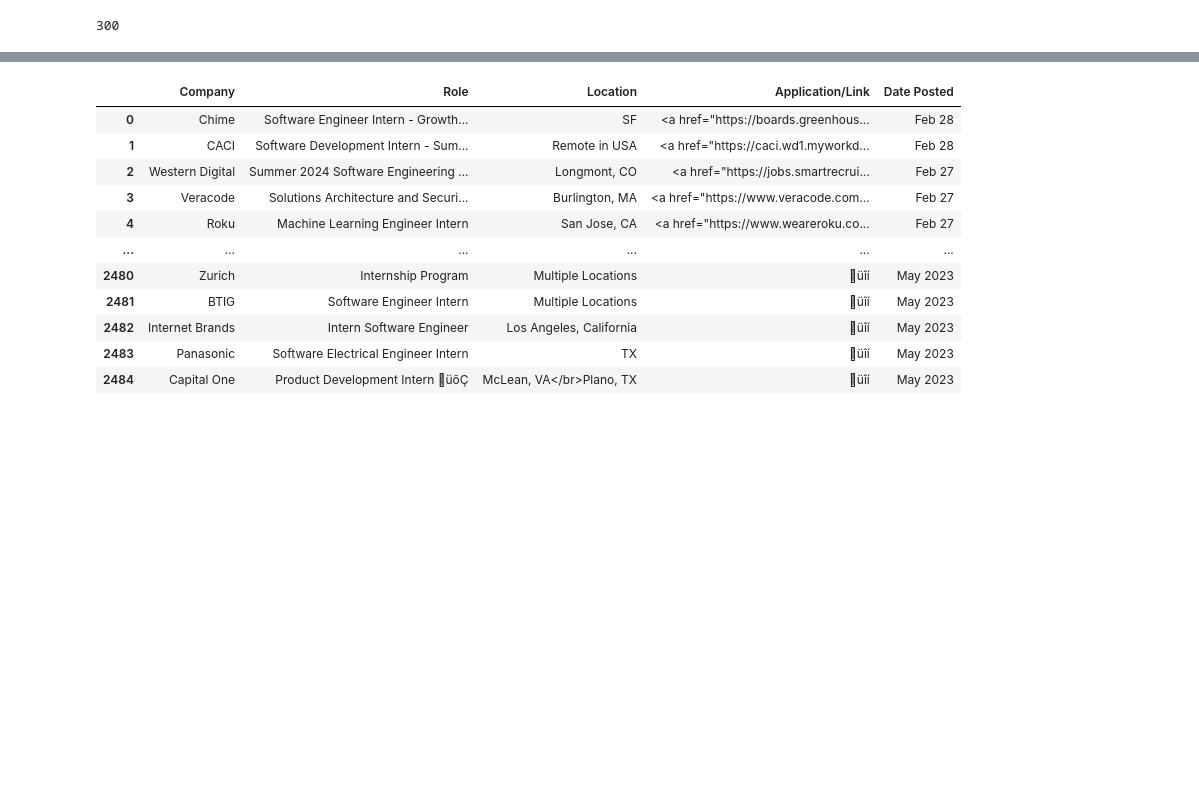
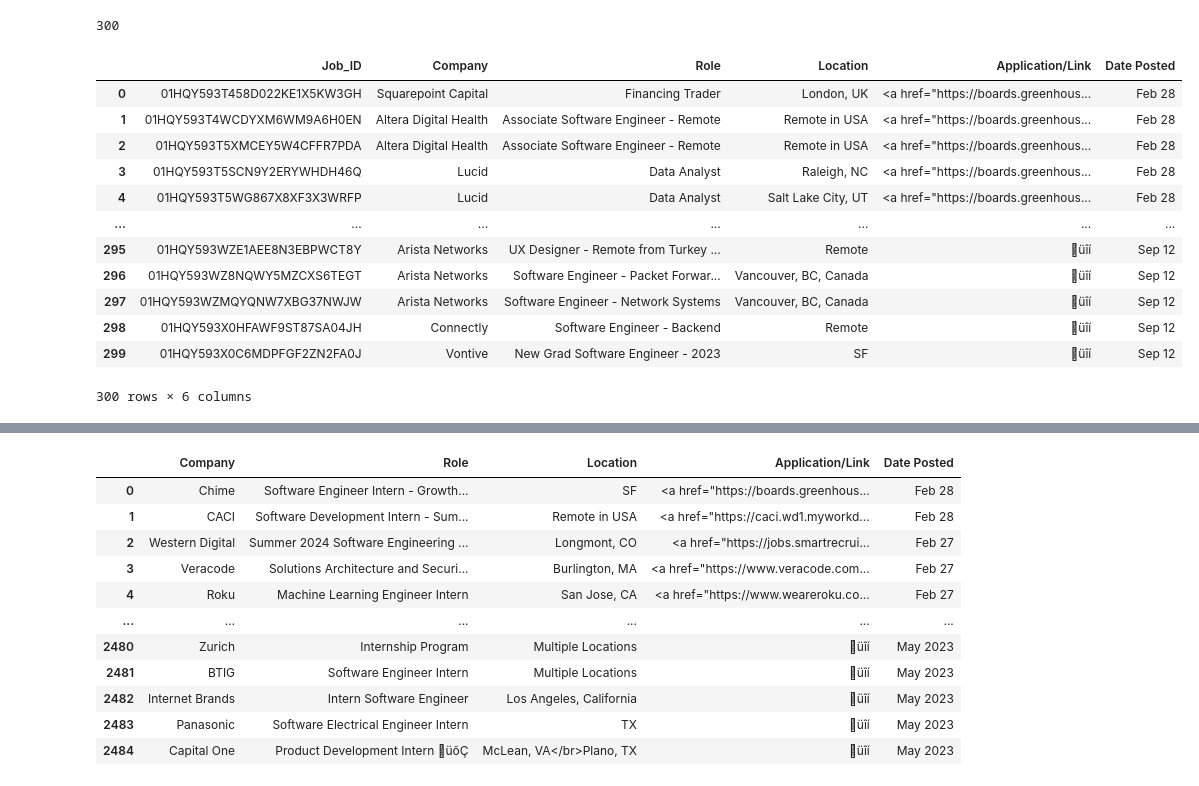
Before and after one commit to vbainwala/TalentTrove, a Jupyter notebook: make_data.ipynb, the cells around one changed output, grey strips where cells are left out. Cells and saved outputs as stored; diff of their text form; code cells hidden in the pictures; blank space fills up the shorter version.

Commit message:
Add final Review data, add Mockaroo Candidate data, update data munging steps

```diff
--- a/make_data.ipynb
+++ b/make_data.ipynb
@@ -71,0 +74,23 @@ full_time_requirements = ['Tableau data analyst certification', 'AWS Cloud Pract
+# %%
+# Add Job_ID column as first column (key)
+job_ids_df = pd.read_csv('data/Mockaroo/Mockaroo-Job-Postings-IDs.csv')
+job_ids_df = job_ids_df.iloc[:300]
+job_ids_df.reset_index(drop=True, inplace=True)
+
+# Concatenate selected_job_ids with internship_df
+full_time_df = pd.concat([job_ids_df, full_time_job_df.reset_index(drop=True)], axis=1)
+full_time_df
+# %% [output]
+|  | Job_ID | Company | Role | Location | Application/Link | Date Posted |
+| 0 | 01HQY593T458D022KE1X5KW3GH | Squarepoint Capital | Financing Trader | London, UK | <a href="https://boards.greenhous... | Feb 28 |
+| 1 | 01HQY593T4WCDYXM6WM9A6H0EN | Altera Digital Health | Associate Software Engineer - Remote | Remote in USA | <a href="https://boards.greenhous... | Feb 28 |
+| 2 | 01HQY593T5XMCEY5W4CFFR7PDA | Altera Digital Health | Associate Software Engineer - Remote | Remote in USA | <a href="https://boards.greenhous... | Feb 28 |
+| 3 | 01HQY593T5SCN9Y2ERYWHDH46Q | Lucid | Data Analyst | Raleigh, NC | <a href="https://boards.greenhous... | Feb 28 |
+| 4 | 01HQY593T5WG867X8XF3X3WRFP | Lucid | Data Analyst | Salt Lake City, UT | <a href="https://boards.greenhous... | Feb 28 |
+| ... | ... | ... | ... | ... | ... | ... |
+| 295 | 01HQY593WZE1AEE8N3EBPWCT8Y | Arista Networks | UX Designer - Remote from Turkey ... | Remote | üîí | Sep 12 |
+| 296 | 01HQY593WZ8NQWY5MZCXS6TEGT | Arista Networks | Software Engineer - Packet Forwar... | Vancouver, BC, Canada | üîí | Sep 12 |
+| 297 | 01HQY593WZMQYQNW7XBG37NWJW | Arista Networks | Software Engineer - Network Systems | Vancouver, BC, Canada | üîí | Sep 12 |
+| 298 | 01HQY593X0HFAWF9ST87SA04JH | Connectly | Software Engineer - Backend | Remote | üîí | Sep 12 |
+| 299 | 01HQY593X0C6MDPFGF2ZN2FA0J | Vontive | New Grad Software Engineer - 2023 | SF | üîí | Sep 12 |
+300 rows × 6 columns
```
Also changed, not shown: parts of 15 cells of this notebook, 4 other files.
